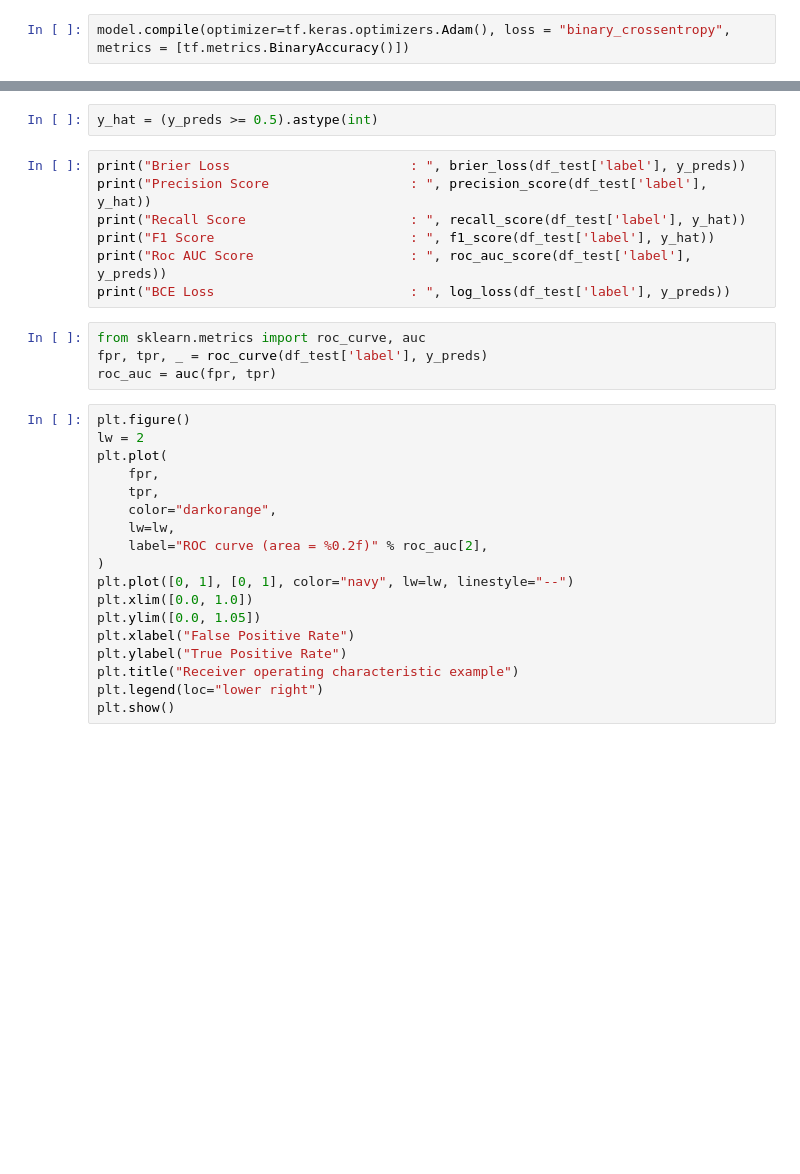
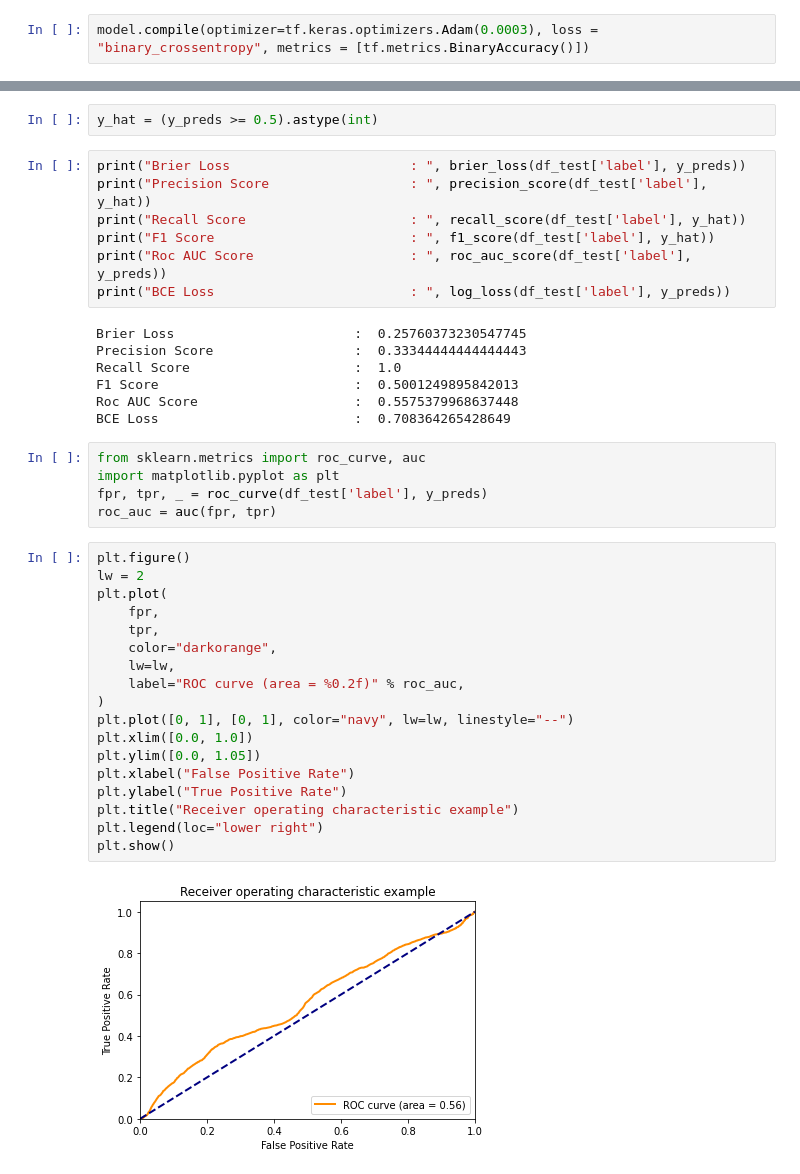
Before and after one commit to rohit-khoiwal/msgmt, a Jupyter notebook: bertCONCT.ipynb, the cells around one changed output, grey strips where cells are left out. Saved outputs shown, nothing was run; the diff lists cells and outputs as text; blank space fills up the shorter version.

```diff
--- a/bertCONCT.ipynb
+++ b/bertCONCT.ipynb
@@ -181,7 +174,7 @@ Trainable params: 28,722,753
 Non-trainable params: 682
 __________________________________________________________________________________________________
 # %%
-model.compile(optimizer=tf.keras.optimizers.Adam(), loss = "binary_crossentropy", metrics = [tf.metrics.BinaryAccuracy()])
+model.compile(optimizer=tf.keras.optimizers.Adam(0.0003), loss = "binary_crossentropy", metrics = [tf.metrics.BinaryAccuracy()])
 # %%
 eval_df = df_test[df_test['label'] == 1]
 # %%
@@ -224,25 +242,35 @@ print("Recall Score                     : ", recall_score(df_test['label'], y_ha
 print("F1 Score                         : ", f1_score(df_test['label'], y_hat))
 print("Roc AUC Score                    : ", roc_auc_score(df_test['label'], y_preds))
 print("BCE Loss                         : ", log_loss(df_test['label'], y_preds))
+# %% [output]
+Brier Loss                       :  0.25760373230547745
+Precision Score                  :  0.33344444444444443
+Recall Score                     :  1.0
+F1 Score                         :  0.5001249895842013
+Roc AUC Score                    :  0.5575379968637448
+BCE Loss                         :  0.708364265428649
 # %%
 from sklearn.metrics import roc_curve, auc
+import matplotlib.pyplot as plt
 fpr, tpr, _ = roc_curve(df_test['label'], y_preds)
 roc_auc = auc(fpr, tpr)
 # %%
 plt.figure()
 lw = 2
 plt.plot(
     fpr,
     tpr,
     color="darkorange",
     lw=lw,
-    label="ROC curve (area = %0.2f)" % roc_auc[2],
+    label="ROC curve (area = %0.2f)" % roc_auc,
 )
 plt.plot([0, 1], [0, 1], color="navy", lw=lw, linestyle="--")
 plt.xlim([0.0, 1.0])
 plt.ylim([0.0, 1.05])
 plt.xlabel("False Positive Rate")
 plt.ylabel("True Positive Rate")
 plt.title("Receiver operating characteristic example")
 plt.legend(loc="lower right")
 plt.show()
+# %% [output]
+[figure, added]
```
Also changed, not shown: parts of 12 cells of this notebook.
